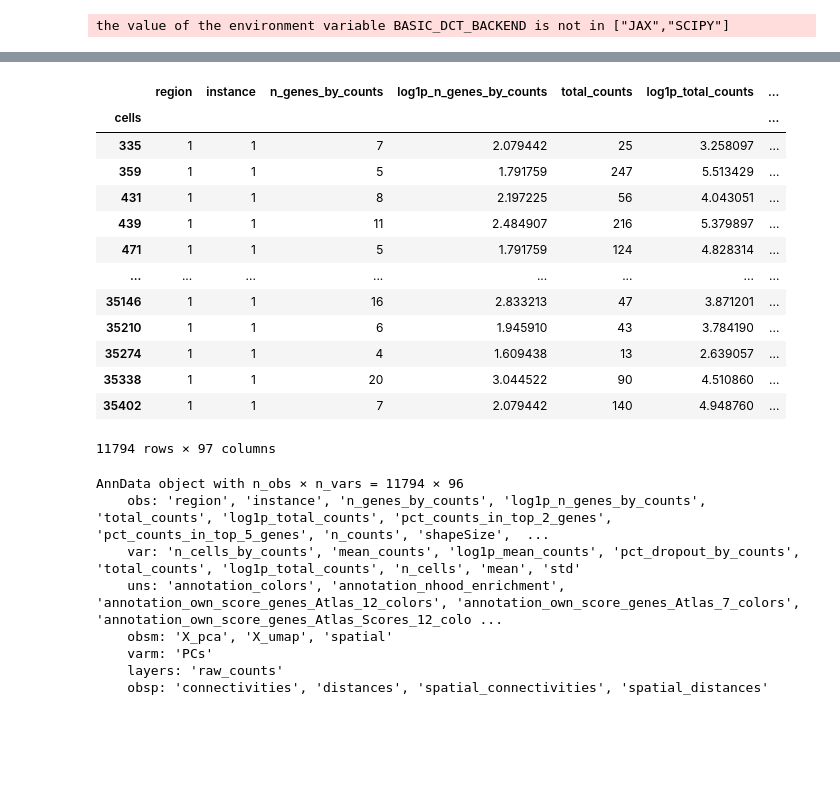
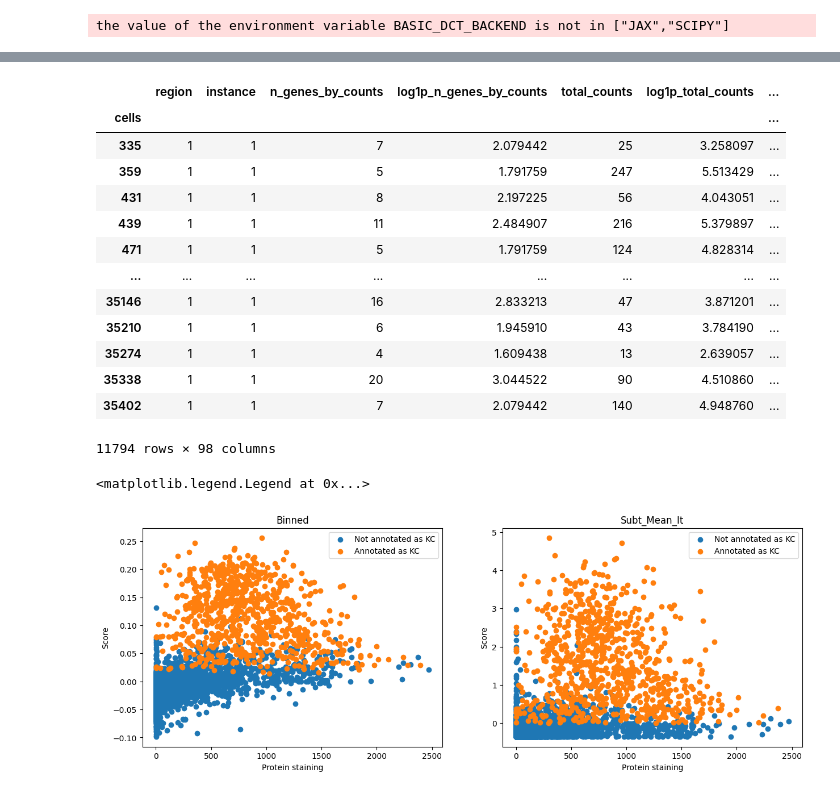
Before and after one commit to WoutVanhenden/Thesis, a Jupyter notebook: protein_staining.ipynb, the cells around one changed output, grey strips where cells are left out. Saved outputs shown, nothing was run; the diff lists cells and outputs as text; code cells hidden in the pictures; blank space fills up the shorter version.

Commit message:
protein staining

```diff
--- a/protein_staining.ipynb
+++ b/protein_staining.ipynb
@@ -48,3 +30,7 @@ KC_staining
+# %%
+df = pd.read_csv(os.path.join(OUTPUT_DIR, 'KC_staining.csv'))
+df = df[df.filtered==False]
+anndata.obs['protein_staining_KC'] = df['intensity_mean'].to_list()
 # %%
 anndata.obs
 # %% [output]
@@ -61,15 +47,27 @@ anndata.obs
 | 35274 | 1 | 1 | 4 | 1.609438 | 13 | 2.639057 | ... |
 | 35338 | 1 | 1 | 20 | 3.044522 | 90 | 4.510860 | ... |
 | 35402 | 1 | 1 | 7 | 2.079442 | 140 | 4.948760 | ... |
-11794 rows × 97 columns
+11794 rows × 98 columns
-# %%
-anndata
-# %% [output]
-AnnData object with n_obs × n_vars = 11794 × 96
-    obs: 'region', 'instance', 'n_genes_by_counts', 'log1p_n_genes_by_counts', 'total_counts', 'log1p_total_counts', 'pct_counts_in_top_2_genes', 'pct_counts_in_top_5_genes', 'n_counts', 'shapeSize',  ...
-    var: 'n_cells_by_counts', 'mean_counts', 'log1p_mean_counts', 'pct_dropout_by_counts', 'total_counts', 'log1p_total_counts', 'n_cells', 'mean', 'std'
-    uns: 'annotation_colors', 'annotation_nhood_enrichment', 'annotation_own_score_genes_Atlas_12_colors', 'annotation_own_score_genes_Atlas_7_colors', 'annotation_own_score_genes_Atlas_Scores_12_colo ...
-    obsm: 'X_pca', 'X_umap', 'spatial'
-    varm: 'PCs'
-    layers: 'raw_counts'
-    obsp: 'connectivities', 'distances', 'spatial_connectivities', 'spatial_distances'
+# %%
+scores_subt_mean_it = anndata.uns['own_score_genes_BasicMartin_12']['Kupf']
+scores_binned = anndata.uns['score_genes_original_BasicMartin_12']['Kupf']
+scores_binned_KC_annotated = scores_binned[anndata.obs['annotation_score_genes_original_BasicMartin_12']=='Kupf']
+scores_subt_mean_it_KC_annotated = scores_subt_mean_it[(anndata.obs['annotation_own_score_genes_BasicMartin_12']=='Kupf').tolist()]
+# %%
+# plot scores in function of protein staining and indicate points with 'Kupf' in anndata.obs['own_score_genes_BasicMartin_12']
+fig, ax = plt.subplots(1, 2, figsize=(15, 5))
+ax[1].scatter(anndata.obs['protein_staining_KC'][(~(anndata.obs['annotation_own_score_genes_BasicMartin_12']=='Kupf')).tolist()], scores_subt_mean_it[(~(anndata.obs['annotation_own_score_genes_BasicMartin_12']=='Kupf')).tolist()])
+ax[1].scatter(anndata.obs['protein_staining_KC'][(anndata.obs['annotation_own_score_genes_BasicMartin_12']=='Kupf').tolist()], scores_subt_mean_it[(anndata.obs['annotation_own_score_genes_BasicMartin_12']=='Kupf').tolist()])
+ax[1].set_title('Subt_Mean_It')
+ax[1].set_xlabel('Protein staining')
+ax[1].set_ylabel('Score')
+ax[1].legend(['Not annotated as KC', 'Annotated as KC'])
+ax[0].scatter(anndata.obs['protein_staining_KC'][(~(anndata.obs['annotation_score_genes_original_BasicMartin_12']=='Kupf')).tolist()], scores_binned[(~(anndata.obs['annotation_score_genes_original_BasicMartin_12']=='Kupf')).tolist()])
+ax[0].scatter(anndata.obs['protein_staining_KC'][(anndata.obs['annotation_score_genes_original_BasicMartin_12']=='Kupf').tolist()], scores_binned[(anndata.obs['annotation_score_genes_original_BasicMartin_12']=='Kupf').tolist()])
+ax[0].set_title('Binned')
+ax[0].set_xlabel('Protein staining')
+ax[0].set_ylabel('Score')
+ax[0].legend(['Not annotated as KC', 'Annotated as KC'])
+# %% [output]
+<matplotlib.legend.Legend at 0x...>
+[figure, added]
```
Also changed, not shown: parts of 5 cells of this notebook, 1 other file.
